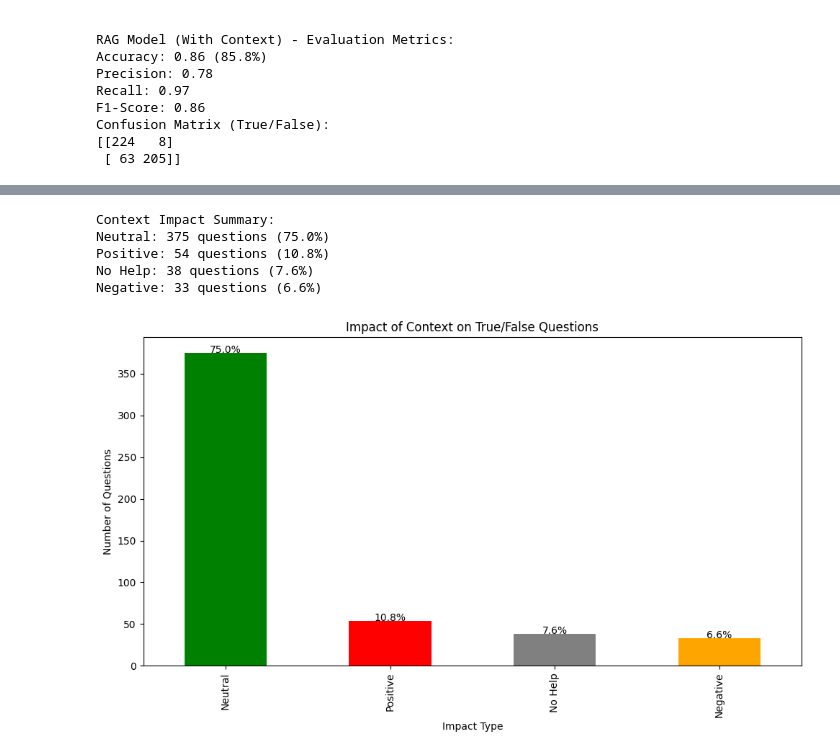
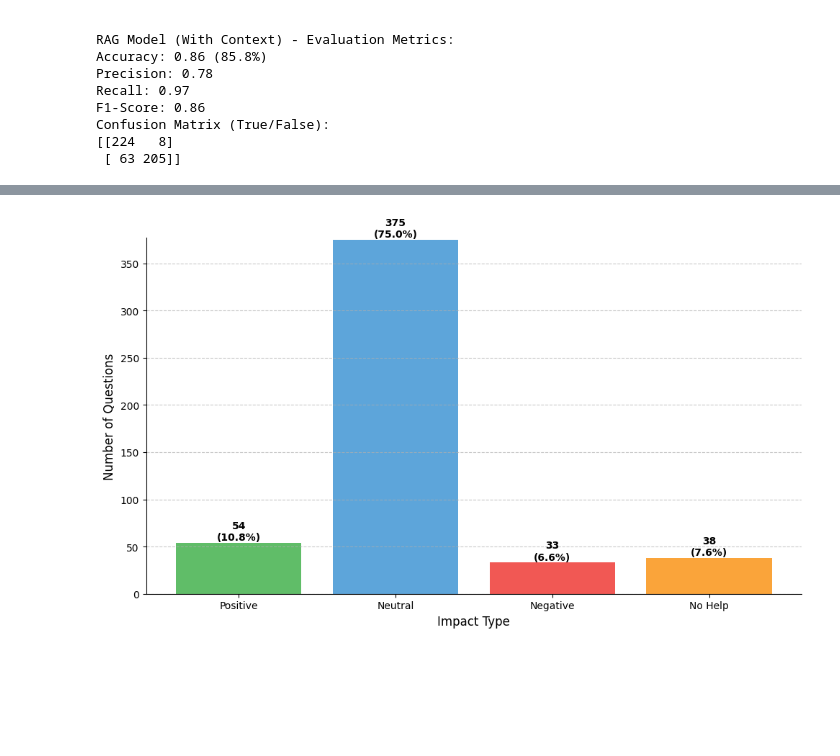
Before and after one commit to AlexLecu/LLMKGraph, a Jupyter notebook: backend/evaluation/evaluation_notebooks/evaluation_results/2Hop_True_and_False.ipynb, the cells around one changed output, grey strips where cells are left out. Drawn from its saved outputs; the diff is of its cells as text; code cells hidden in the pictures; blank space fills up the shorter version.

```diff
--- a/backend/evaluation/evaluation_notebooks/evaluation_results/2Hop_True_and_False.ipynb
+++ b/backend/evaluation/evaluation_notebooks/evaluation_results/2Hop_True_and_False.ipynb
@@ -129,14 +129,17 @@ if rag_metrics and simple_metrics:
     rects1 = ax.bar(x - width/2, rag_values, width, label='RAG (With Context)', color='#1f77b4')
     rects2 = ax.bar(x + width/2, simple_values, width, label='Simple Model (Without Context)', color='#ff7f0e')
 
-    # Add labels and title
+    # Add labels
     ax.set_xlabel('Metrics')
     ax.set_ylabel('Scores')
-    ax.set_title('Performance Comparison: RAG vs. Simple Model')
     ax.set_xticks(x)
     ax.set_xticklabels(metrics)
     ax.legend()
     ax.set_ylim(0, 1.1)
+
+    # Remove top and right spines
+    ax.spines['top'].set_visible(False)
+    ax.spines['right'].set_visible(False)
 
     # Add value labels
     def add_labels(rects):
@@ -154,7 +157,7 @@ if rag_metrics and simple_metrics:
     plt.tight_layout()
     plt.savefig('metrics_comparison.png')  # Save the plot
 
-    # Visualize confusion matrices
+    # Visualize confusion matrices (unchanged)
     fig, (ax1, ax2) = plt.subplots(1, 2, figsize=(12, 5))
 
     # RAG confusion matrix
@@ -178,54 +181,78 @@ else:
 [figure]
 # %%
+import pandas as pd
+import matplotlib.pyplot as plt
+
 # Recompute context_impact
 df['context_impact_computed'] = None
 
 for i, row in df.iterrows():
-    # Skip if either prediction is None or NaN
+    # Skip if either prediction or answer is None or NaN
     if pd.isna(row['with_context_parsed']) or pd.isna(row['without_context_parsed']) or pd.isna(row['answer']):
-        data.at[i, 'context_impact_computed'] = 'Unknown'
+        df.at[i, 'context_impact_computed'] = 'Unknown'
         continue
 
     # Convert to lowercase strings for consistent comparison
     with_context = str(row['with_context_parsed']).lower()
     without_context = str(row['without_context_parsed']).lower()
     answer = str(row['answer']).lower()
 
     with_correct = with_context == answer
     without_correct = without_context == answer
 
     if with_correct and not without_correct:
         df.at[i, 'context_impact_computed'] = 'Positive'
     elif not with_correct and without_correct:
         df.at[i, 'context_impact_computed'] = 'Negative'
     elif with_correct and without_correct:
         df.at[i, 'context_impact_computed'] = 'Neutral'
     else:  # both incorrect
         df.at[i, 'context_impact_computed'] = 'No Help'
 
 # Summarize context impact
 impact_counts = df['context_impact_computed'].value_counts()
-print("\nContext Impact Summary:")
-for impact, count in impact_counts.items():
-    print(f"{impact}: {count} questions ({count/len(df)*100:.1f}%)")
+unknown_count = impact_counts.get('Unknown', 0)
 
-# Visualize context impact
+# Define the order and colors for consistency
+impact_order = ['Positive', 'Neutral', 'Negative', 'No Help']
+impact_colors = {
+    'Positive': '#60BD68',  # Green
+    'Neutral': '#5DA5DA',   # Blue
+    'Negative': '#F15854',  # Red
+    'No Help': '#FAA43A',   # Orange
+}
+
+# Get counts for known impacts
+ordered_counts = [impact_counts.get(impact, 0) for impact in impact_order]
+total_known = sum(ordered_counts)
+
+# Create the bar chart
 plt.figure(figsize=(10, 6))
-ax = impact_counts.plot(kind='bar', color=['green', 'red', 'gray', 'orange', 'purple'])
-plt.title('Impact of Context on True/False Questions')
-plt.xlabel('Impact Type')
-plt.ylabel('Number of Questions')
+bars = plt.bar(impact_order, ordered_counts, color=[impact_colors[impact] for impact in impact_order])
+plt.xlabel('Impact Type', fontsize=12)
+plt.ylabel('Number of Questions', fontsize=12)
+plt.grid(axis='y', linestyle='--', alpha=0.7)
 
-# Add percentages on top of bars
-for i, v in enumerate(impact_counts):
-    ax.text(i, v + 0.1, f"{v/len(df)*100:.1f}%", ha='center')
+# Add count and percentage labels on top of bars
+for i, bar in enumerate(bars):
+    height = bar.get_height()
+    percentage = (height / total_known * 100) if total_known > 0 else 0
+    plt.text(bar.get_x() + bar.get_width()/2., height + 0.5,
+             f'{int(height)}\n({percentage:.1f}%)',
+             ha='center', va='bottom', fontweight='bold')
+
+# Get current axes and hide the top and right spines, and remove their ticks
+ax = plt.gca()
+ax.spines['top'].set_visible(False)
+ax.spines['right'].set_visible(False)
+ax.tick_params(top=False, right=False)
+
+# Adjust y-axis limit to ensure labels fit
+max_height = max(ordered_counts)
+plt.ylim(0, max_height + 2)  # Adds padding above the tallest bar
 
 plt.tight_layout()
 plt.savefig('context_impact_distribution.png')  # Save the plot
+plt.show()
 # %% [output]
-Context Impact Summary:
-Neutral: 375 questions (75.0%)
-Positive: 54 questions (10.8%)
-No Help: 38 questions (7.6%)
-Negative: 33 questions (6.6%)
-[figure, old version]
+[figure, new version]
```
Also changed, not shown: parts of 1 cell of this notebook, 3 other files.
